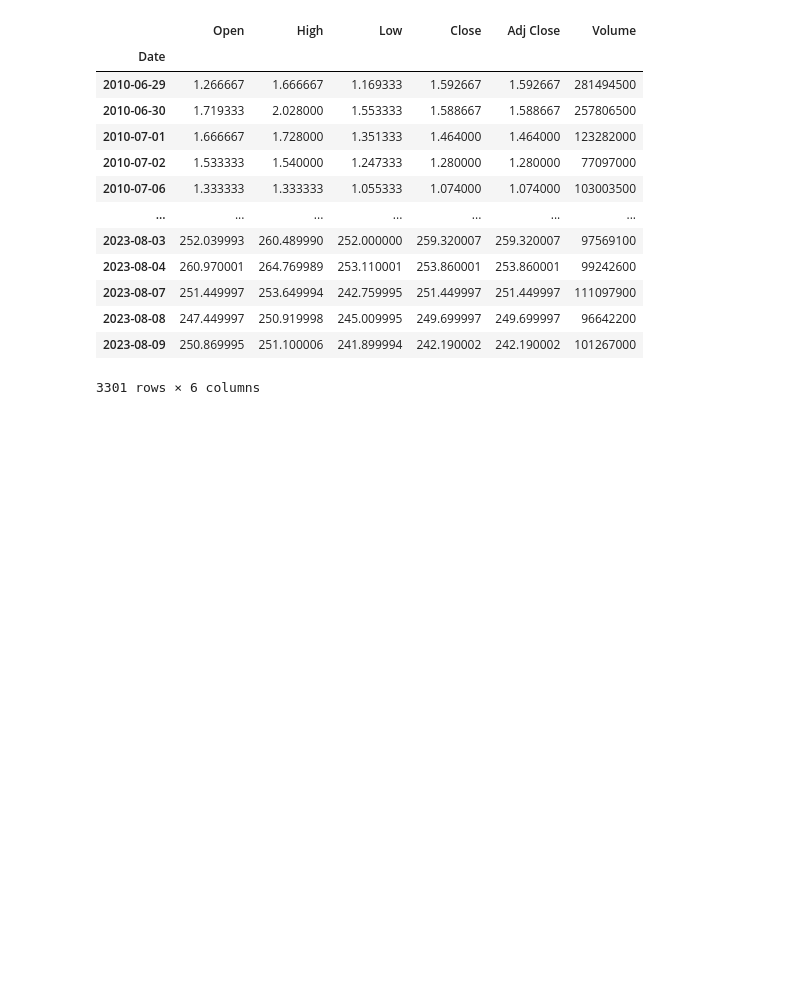
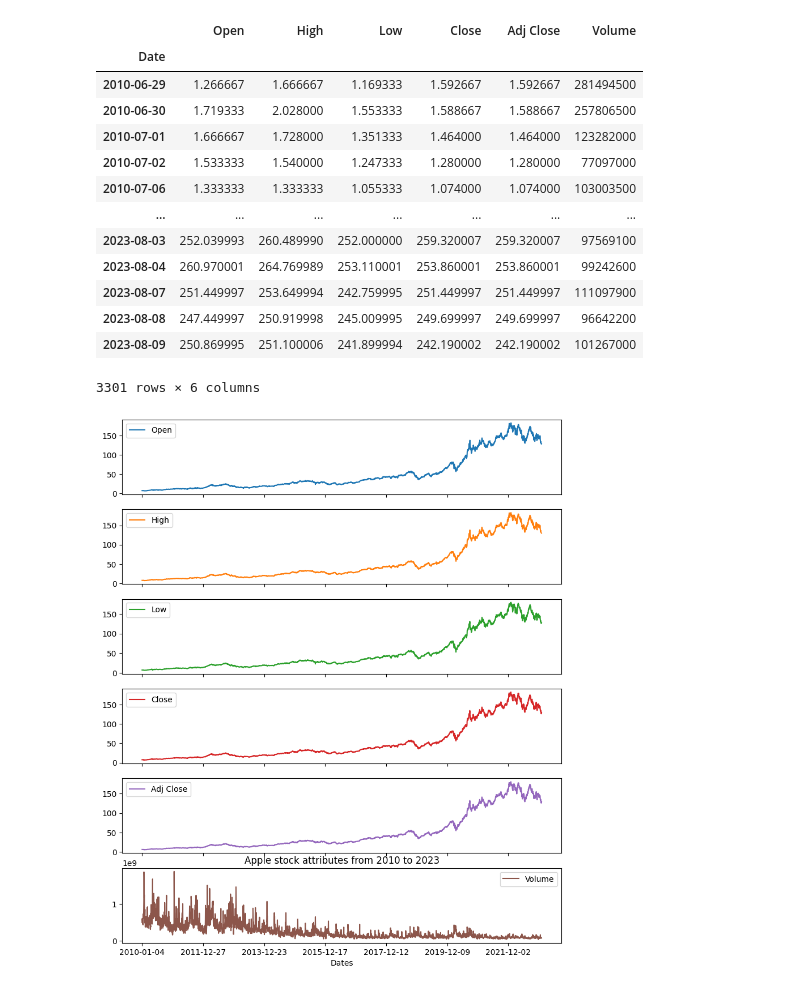
Before and after one commit to arnavktis/Stock-Market-Analysis-And-Forecasting, a Jupyter notebook: Main.ipynb, the cells around one changed output. Cells and saved outputs as stored; diff of their text form; code cells hidden in the pictures; blank space fills up the shorter version.

Commit message:
graphs updated

```diff
--- a/Main.ipynb
+++ b/Main.ipynb
@@ -147,0 +158,7 @@ fig.show()
+# %%
+df1['2010':'2023'].plot(subplots=True, figsize=(10,12))
+plt.title('Apple stock attributes from 2010 to 2023')
+plt.xlabel('Dates')
+plt.show()
+# %% [output]
+[figure, added]
```
Also changed, not shown: parts of 9 cells of this notebook.
